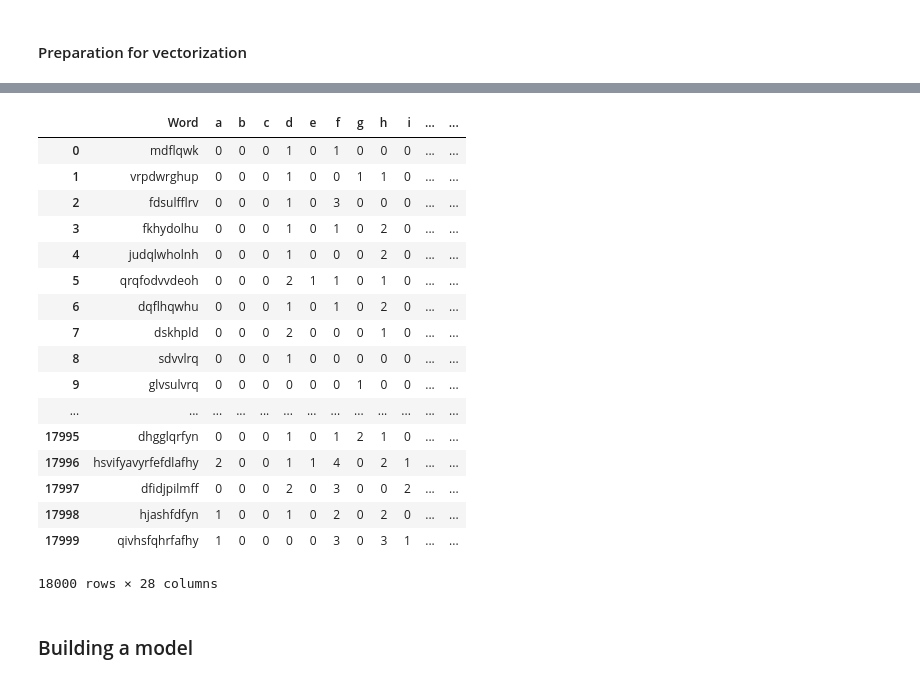
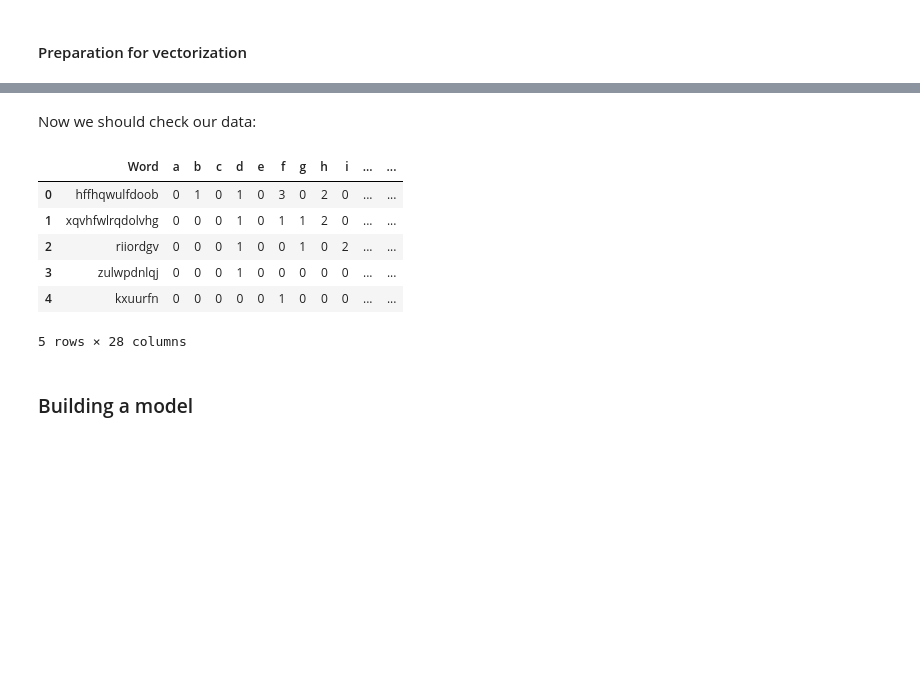
Before and after one commit to GeorgyFirsov/Decrypt, a Jupyter notebook: Main.ipynb, the cells around one changed output, grey strips where cells are left out. Cells and saved outputs as stored; diff of their text form; code cells hidden in the pictures; blank space fills up the shorter version.

```diff
--- a/Main.ipynb
+++ b/Main.ipynb
@@ -323,25 +323,16 @@ Time elapsed: 0:00:00.142441
 18000
+# %% [markdown]
+Now we should check our data:
 # %%
-data_frame
+data_frame.head()
 # %% [output]
 |  | Word | a | b | c | d | e | f | g | h | i | ... | ... |
-| 0 | mdflqwk | 0 | 0 | 0 | 1 | 0 | 1 | 0 | 0 | 0 | ... | ... |
-| 1 | vrpdwrghup | 0 | 0 | 0 | 1 | 0 | 0 | 1 | 1 | 0 | ... | ... |
-| 2 | fdsulfflrv | 0 | 0 | 0 | 1 | 0 | 3 | 0 | 0 | 0 | ... | ... |
-| 3 | fkhydolhu | 0 | 0 | 0 | 1 | 0 | 1 | 0 | 2 | 0 | ... | ... |
-| 4 | judqlwholnh | 0 | 0 | 0 | 1 | 0 | 0 | 0 | 2 | 0 | ... | ... |
-| 5 | qrqfodvvdeoh | 0 | 0 | 0 | 2 | 1 | 1 | 0 | 1 | 0 | ... | ... |
-| 6 | dqflhqwhu | 0 | 0 | 0 | 1 | 0 | 1 | 0 | 2 | 0 | ... | ... |
-| 7 | dskhpld | 0 | 0 | 0 | 2 | 0 | 0 | 0 | 1 | 0 | ... | ... |
-| 8 | sdvvlrq | 0 | 0 | 0 | 1 | 0 | 0 | 0 | 0 | 0 | ... | ... |
-| 9 | glvsulvrq | 0 | 0 | 0 | 0 | 0 | 0 | 1 | 0 | 0 | ... | ... |
-| ... | ... | ... | ... | ... | ... | ... | ... | ... | ... | ... | ... | ... |
-| 17995 | dhgglqrfyn | 0 | 0 | 0 | 1 | 0 | 1 | 2 | 1 | 0 | ... | ... |
-| 17996 | hsvifyavyrfefdlafhy | 2 | 0 | 0 | 1 | 1 | 4 | 0 | 2 | 1 | ... | ... |
-| 17997 | dfidjpilmff | 0 | 0 | 0 | 2 | 0 | 3 | 0 | 0 | 2 | ... | ... |
-| 17998 | hjashfdfyn | 1 | 0 | 0 | 1 | 0 | 2 | 0 | 2 | 0 | ... | ... |
-| 17999 | qivhsfqhrfafhy | 1 | 0 | 0 | 0 | 0 | 3 | 0 | 3 | 1 | ... | ... |
+| 0 | hffhqwulfdoob | 0 | 1 | 0 | 1 | 0 | 3 | 0 | 2 | 0 | ... | ... |
+| 1 | xqvhfwlrqdolvhg | 0 | 0 | 0 | 1 | 0 | 1 | 1 | 2 | 0 | ... | ... |
+| 2 | riiordgv | 0 | 0 | 0 | 1 | 0 | 0 | 1 | 0 | 2 | ... | ... |
+| 3 | zulwpdnlqj | 0 | 0 | 0 | 1 | 0 | 0 | 0 | 0 | 0 | ... | ... |
+| 4 | kxuurfn | 0 | 0 | 0 | 0 | 0 | 1 | 0 | 0 | 0 | ... | ... |
-18000 rows × 28 columns
+5 rows × 28 columns
 # %% [markdown]
 ### Building a model
 # %% [markdown]
```
Also changed, not shown: parts of 17 cells of this notebook.
